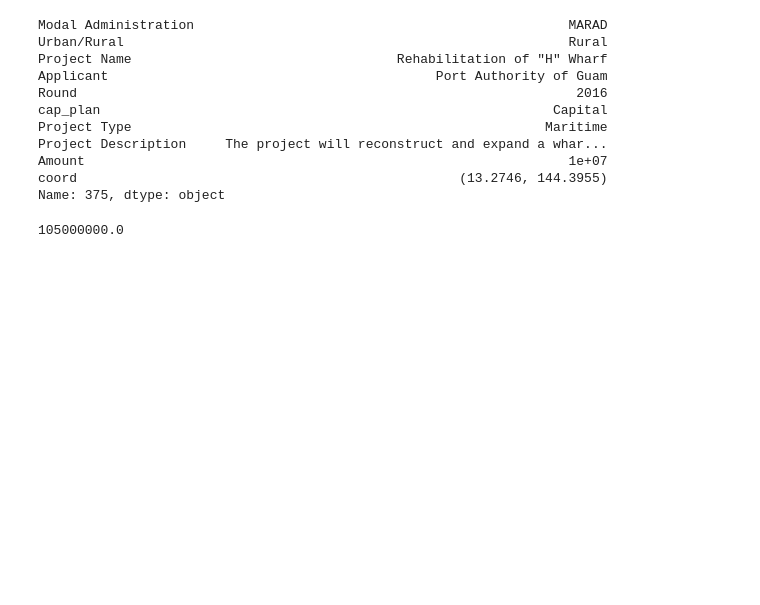
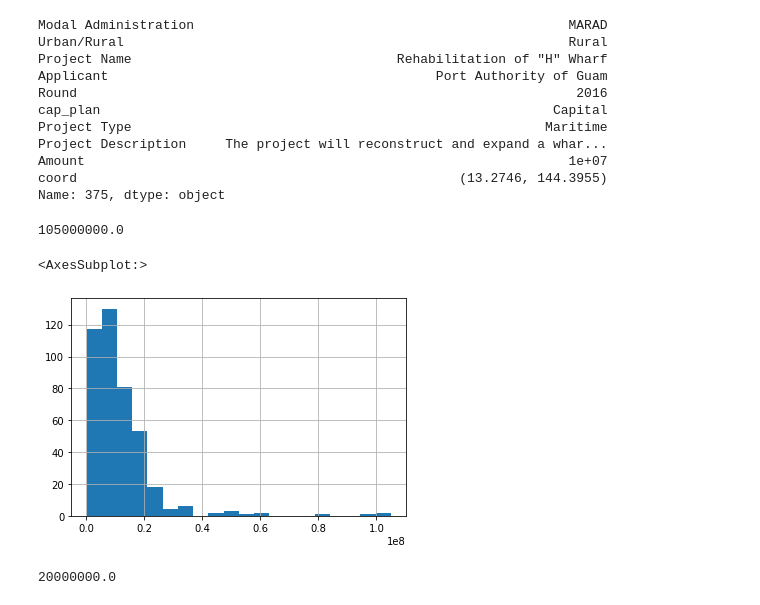
Before and after one commit to jmillerbrooks/pipe-dash, a Jupyter notebook: EDA_v2.ipynb, the cells around one changed output. Saved outputs shown, nothing was run; the diff lists cells and outputs as text; code cells hidden in the pictures; blank space fills up the shorter version.

```diff
--- a/EDA_v2.ipynb
+++ b/EDA_v2.ipynb
@@ -130,3 +159,12 @@ Name: 375, dtype: object
 grants_16.Amount.max()
 # %% [output]
 105000000.0
+# %%
+grants_16.Amount.hist(bins=20)
+# %% [output]
+<AxesSubplot:>
+[figure, added]
+# %%
+100000000*.2
+# %% [output]
+20000000.0
```
Also changed, not shown: parts of 4 cells of this notebook, 1 other file.
